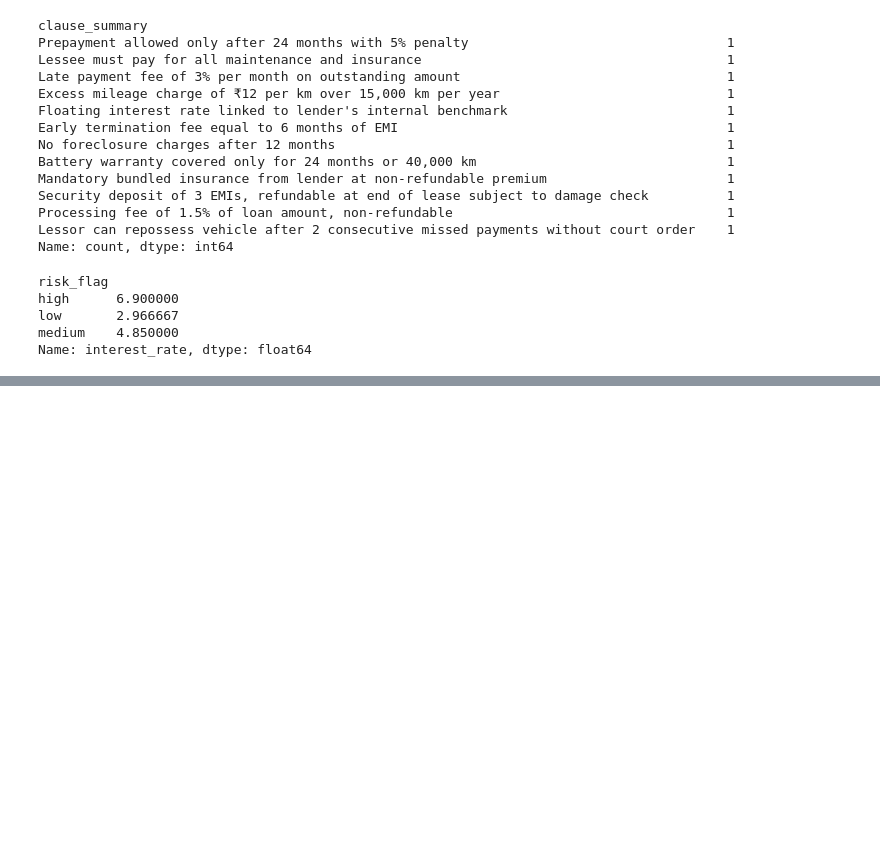
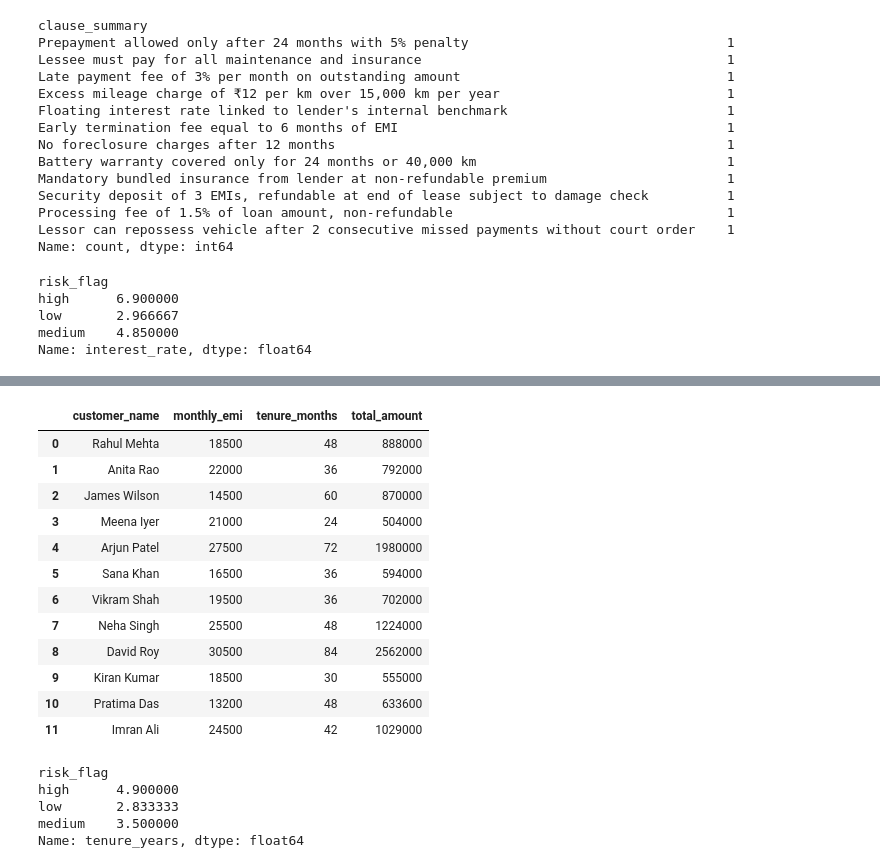
Before and after one commit to springboardmentor74219x/infosys-carlease-contract-ai-group2, a Jupyter notebook: notebook/contract_analysis.ipynb, the cells around one changed output, grey strips where cells are left out. Saved outputs shown, nothing was run; the diff lists cells and outputs as text; code cells hidden in the pictures; blank space fills up the shorter version.

```diff
--- a/notebook/contract_analysis.ipynb
+++ b/notebook/contract_analysis.ipynb
@@ -209,3 +209,7 @@ high      6.900000
 low       2.966667
 medium    4.850000
 Name: interest_rate, dtype: float64
+# %%
+import pandas as pd
+df = pd.read_csv('../data/sample_car_contracts.csv')
+df.head()
@@ -211,0 +223,27 @@ Name: interest_rate, dtype: float64
+# %%
+df['total_amount'] = df['monthly_emi'] * df['tenure_months']
+df[['customer_name', 'monthly_emi', 'tenure_months', 'total_amount']]
+# %% [output]
+|  | customer_name | monthly_emi | tenure_months | total_amount |
+| 0 | Rahul Mehta | 18500 | 48 | 888000 |
+| 1 | Anita Rao | 22000 | 36 | 792000 |
+| 2 | James Wilson | 14500 | 60 | 870000 |
+| 3 | Meena Iyer | 21000 | 24 | 504000 |
+| 4 | Arjun Patel | 27500 | 72 | 1980000 |
+| 5 | Sana Khan | 16500 | 36 | 594000 |
+| 6 | Vikram Shah | 19500 | 36 | 702000 |
+| 7 | Neha Singh | 25500 | 48 | 1224000 |
+| 8 | David Roy | 30500 | 84 | 2562000 |
+| 9 | Kiran Kumar | 18500 | 30 | 555000 |
+| 10 | Pratima Das | 13200 | 48 | 633600 |
+| 11 | Imran Ali | 24500 | 42 | 1029000 |
+# %%
+df['tenure_years'] = df['tenure_months'] / 12
+avg_tenure = df.groupby('risk_flag')['tenure_years'].mean()
+print(avg_tenure)
+# %% [output]
+risk_flag
+high      4.900000
+low       2.833333
+medium    3.500000
+Name: tenure_years, dtype: float64
```
Also changed, not shown: parts of 2 cells of this notebook.
